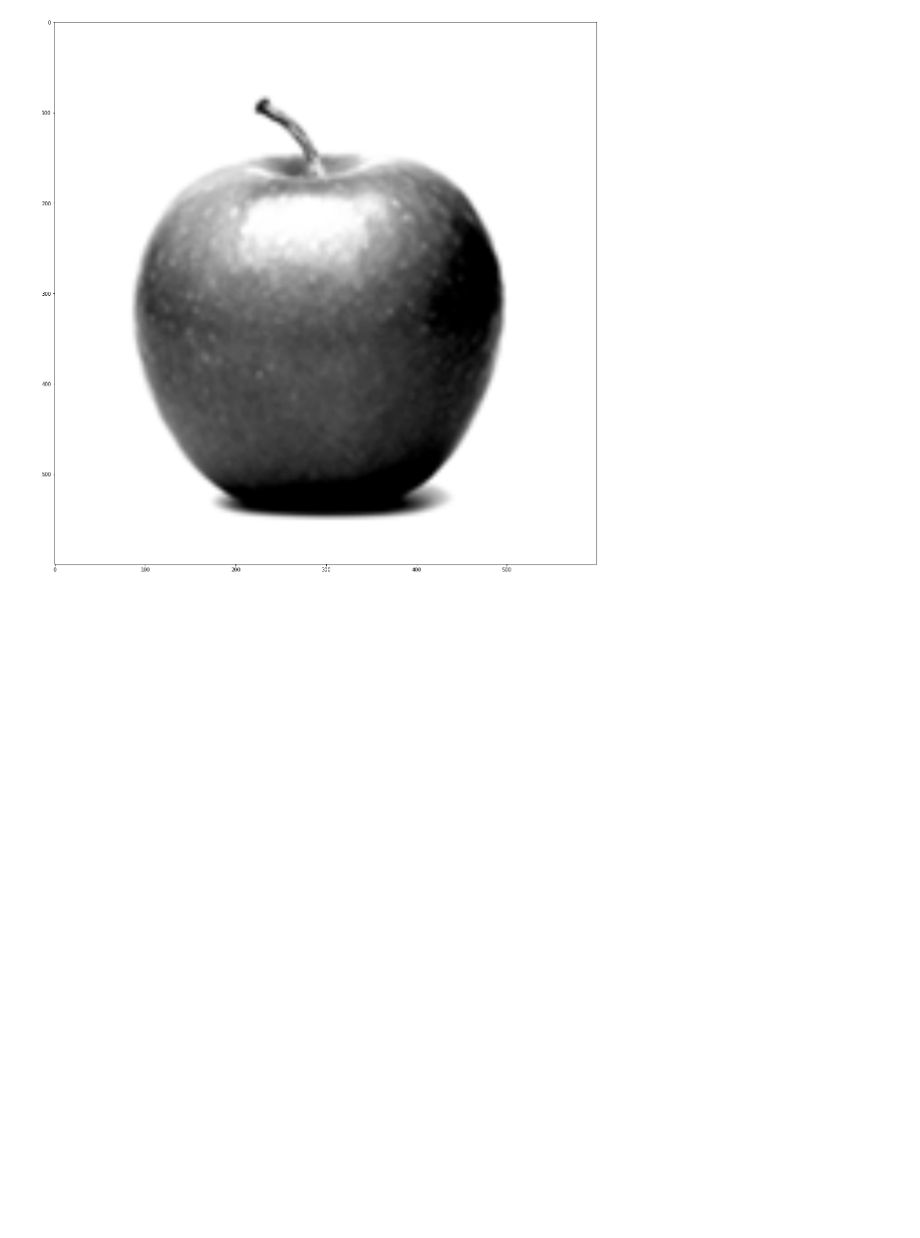
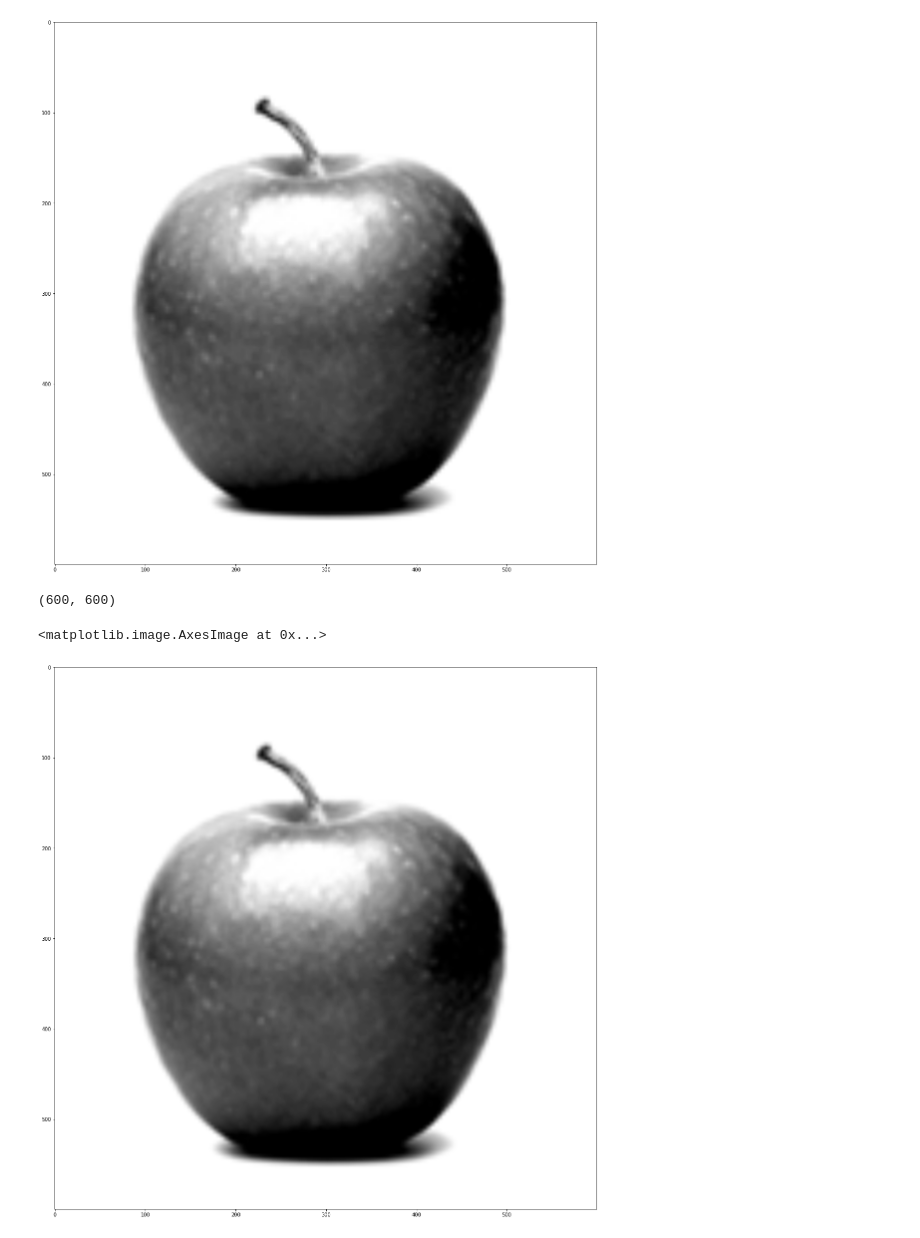
Before and after one commit to currymike123/ComputerVision, a Jupyter notebook: Module2b_update.ipynb, the cells around one changed output. Drawn from its saved outputs; the diff is of its cells as text; code cells hidden in the pictures; blank space fills up the shorter version.

```diff
--- a/Module2b_update.ipynb
+++ b/Module2b_update.ipynb
@@ -291,6 +301,18 @@ plt.imshow(img, cmap='gray')
 (600, 600)
 <matplotlib.image.AxesImage at 0x...>
 [figure]
+# %%
+oCv_img_BL = cv2.resize(img, None, fx = 4, fy = 4, interpolation=cv2.INTER_LINEAR)
+print(oCv_img_BL.shape)
+
+# Set the size of the plot.
+fig = plt.figure(figsize = (20,20))
+#Use matplotlib while using a python notebook. Draw the image.
+plt.imshow(oCv_img_BL, cmap='gray')
+# %% [output]
+(600, 600)
+<matplotlib.image.AxesImage at 0x...>
+[figure, added]
 # %% [markdown]
 ### BiCubic
 
```
Also changed, not shown: parts of 6 cells of this notebook, 10 other files.
